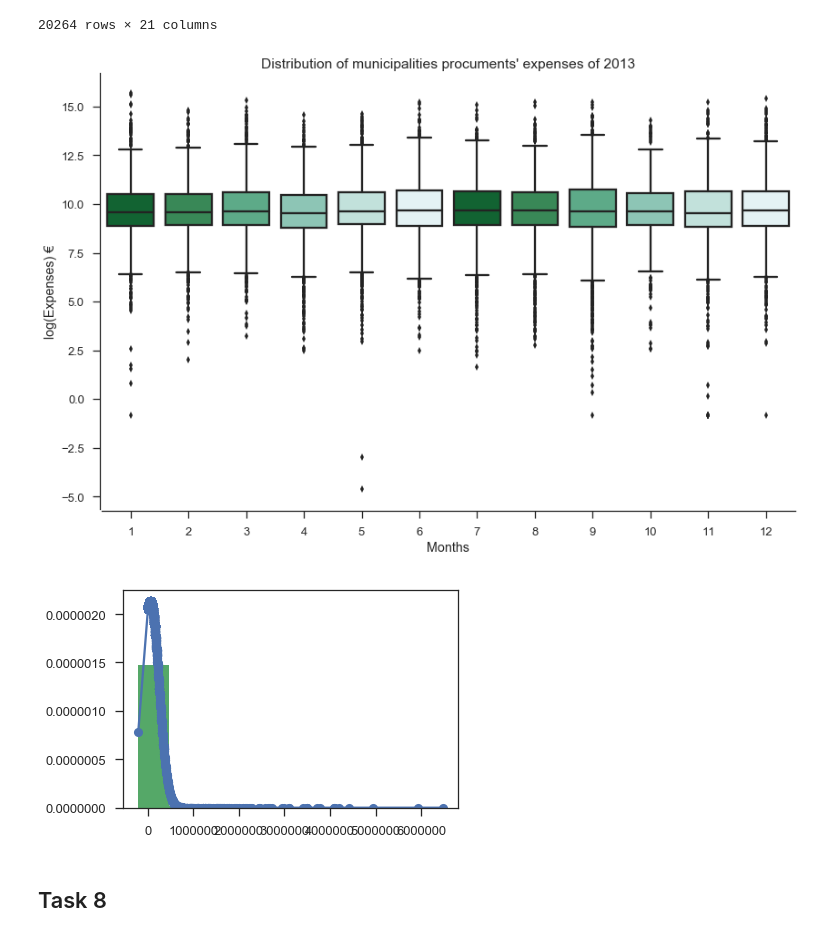
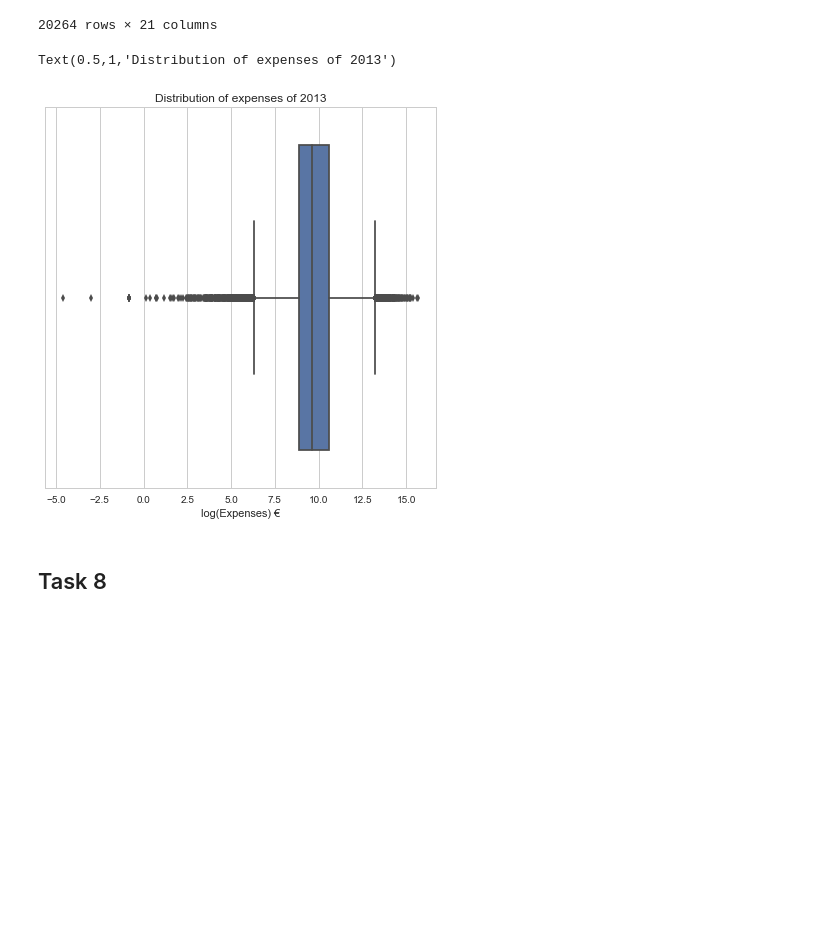
Before and after one commit to RodolfoLSS/Portuguese_Procurements, a Jupyter notebook: H7.20180088.ipynb, the cells around one changed output. Drawn from its saved outputs; the diff is of its cells as text; code cells hidden in the pictures; blank space fills up the shorter version.

Commit message:
Distribution graphs corrected

```diff
--- a/H7.20180088.ipynb
+++ b/H7.20180088.ipynb
@@ -415,43 +413,18 @@ municipalProc
 # %%
 # Apply the log to facilitate the vizualition
 exp = municipalProc['initialValue'].apply(np.log)
-# %%
-sns.set_style("ticks", {"xtick.major.size": 8, "ytick.major.size": 8})
-
-# Set up the matplotlib figure
-f, (ax3) = plt.subplots(1, figsize=(12, 8), sharex=True)
-
-
-# Plot boxplot with seaborn
-color = sns.color_palette("BuGn_r")
-bplot=sns.boxplot(y=exp, x='initialMonth',
-                 data=municipalProc,
-                 width=0.8,
-                 palette=color)
-
-bplot.set_xlabel('Months')
-bplot.set_ylabel('log(Expenses) €')
-bplot.set_title("Distribution of municipalities procuments' expenses of 2013")
-
-plt.tight_layout(h_pad=2)
-sns.despine(offset=2)
-# %% [output]
-[figure, removed]
-# %%
-from scipy.stats import norm
-import scipy.stats as stats
-#plt.hist(proc['initialValue'], color='blue', edgecolor='black')
-
-h = sorted(municipalProc['initialValue'])
-fit = stats.norm.pdf(h, np.mean(h), np.std(h))  #this is a fitting indeed
-
-plt.plot(h,fit,'-o')
-
-plt.hist(h,normed=True)      #use this to draw histogram of your data
-
-plt.show()
-# %% [output]
-[figure, removed]
+# %%
+sns.set(style="whitegrid")
+
+f, (ax3) = plt.subplots(1, figsize=(7, 7), sharex=True)
+
+ax = sns.boxplot(x=exp)
+
+ax.set_xlabel('log(Expenses) €')
+ax.set_title("Distribution of expenses of 2013")
+# %% [output]
+Text(0.5,1,'Distribution of expenses of 2013')
+[figure, added]
 # %% [markdown]
 ## Task 8
 # %%
```
Also changed, not shown: parts of 8 cells of this notebook.
